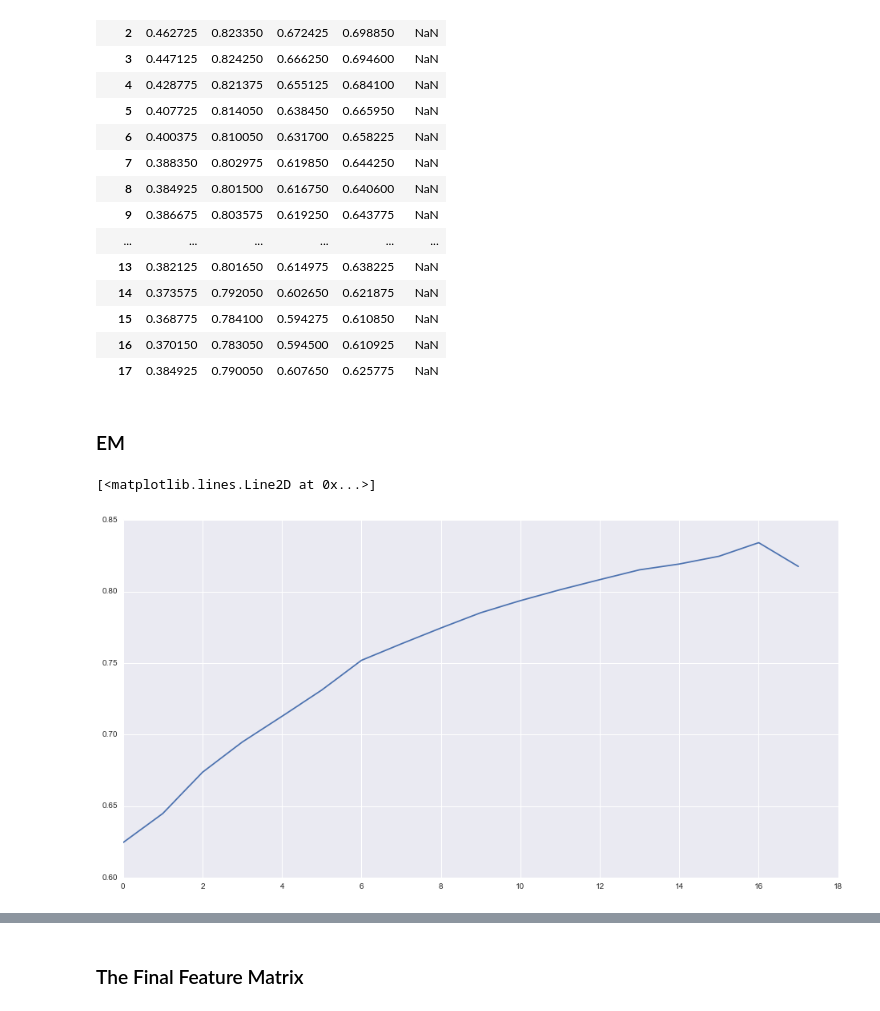
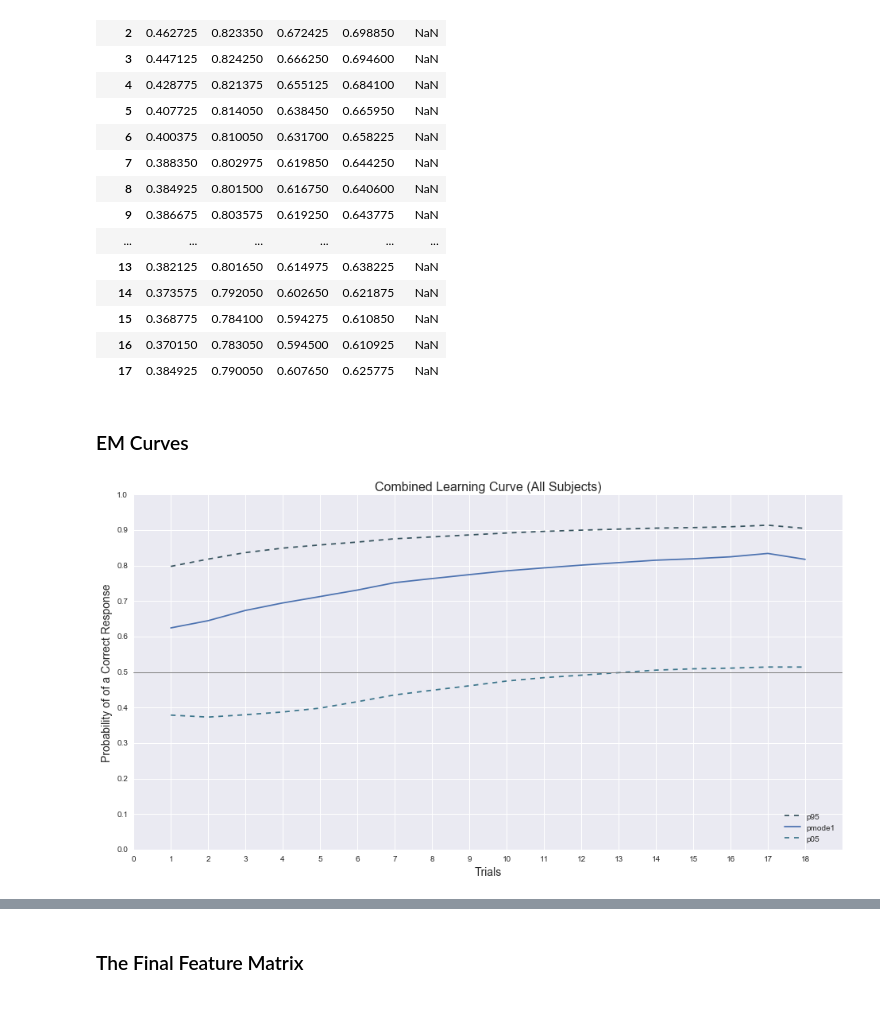
Before and after one commit to chensteven/MonkeyGame-Honours-Thesis, a Jupyter notebook: Thesis Paper.ipynb, the cells around one changed output, grey strips where cells are left out. Saved outputs shown, nothing was run; the diff lists cells and outputs as text; code cells hidden in the pictures.

```diff
--- a/Thesis Paper.ipynb
+++ b/Thesis Paper.ipynb
@@ -211,15 +245,27 @@ em_average[1]
 em_overall = pd.concat(em_average)
 em_final = em_overall.reset_index().groupby('index').mean()
 # %% [markdown]
-### EM
+### EM Curves
-# %%
-fig, ax = plt.subplots(figsize=(16, 8))
-trials = range(0, len(em_final))
-ax.plot(trials)
-ax.plot(trials, em_final['pmode1'])
-# %% [output]
-[<matplotlib.lines.Line2D at 0x...>]
-[figure, removed]
+# %%
+fig, ax = plt.subplots(figsize=(16, 8))
+trials = range(1, len(em_final)+1)
+ax.plot(trials, em_final['p95'], ls='dashed', color=sns.color_palette('GnBu_d')[0])
+ax.plot(trials, em_final['pmode1'])
+ax.plot(trials, em_final['p05'], ls='dashed', color=sns.color_palette('GnBu_d')[1])
+ax.set_xlim(0, len(em_final)+1)
+ax.set_xticks(np.arange(0, len(em_final)+1, 1))
+ax.set_ylim(0, 1.0)
+ax.set_yticks(np.arange(0, 1.1, 0.1))
+ax.axhline(y=0.5, color='gray', lw='1')
+ax.set_title('Combined Learning Curve (All Subjects)', fontsize=16)
+ax.set_xlabel('Trials', fontsize=14)
+ax.set_ylabel('Probability of of a Correct Response', fontsize=14)
+# plt.tight_layout()
+handles, labels = ax.get_legend_handles_labels()
+ax.legend(handles, labels, loc=4)
+plt.show()
+# %% [output]
+[figure, added]
 # %%
 fig, ax = plt.subplots(len(em_average), figsize=(12,38))
 for i in range(len(em_average)):
```
Also changed, not shown: parts of 8 cells of this notebook.
